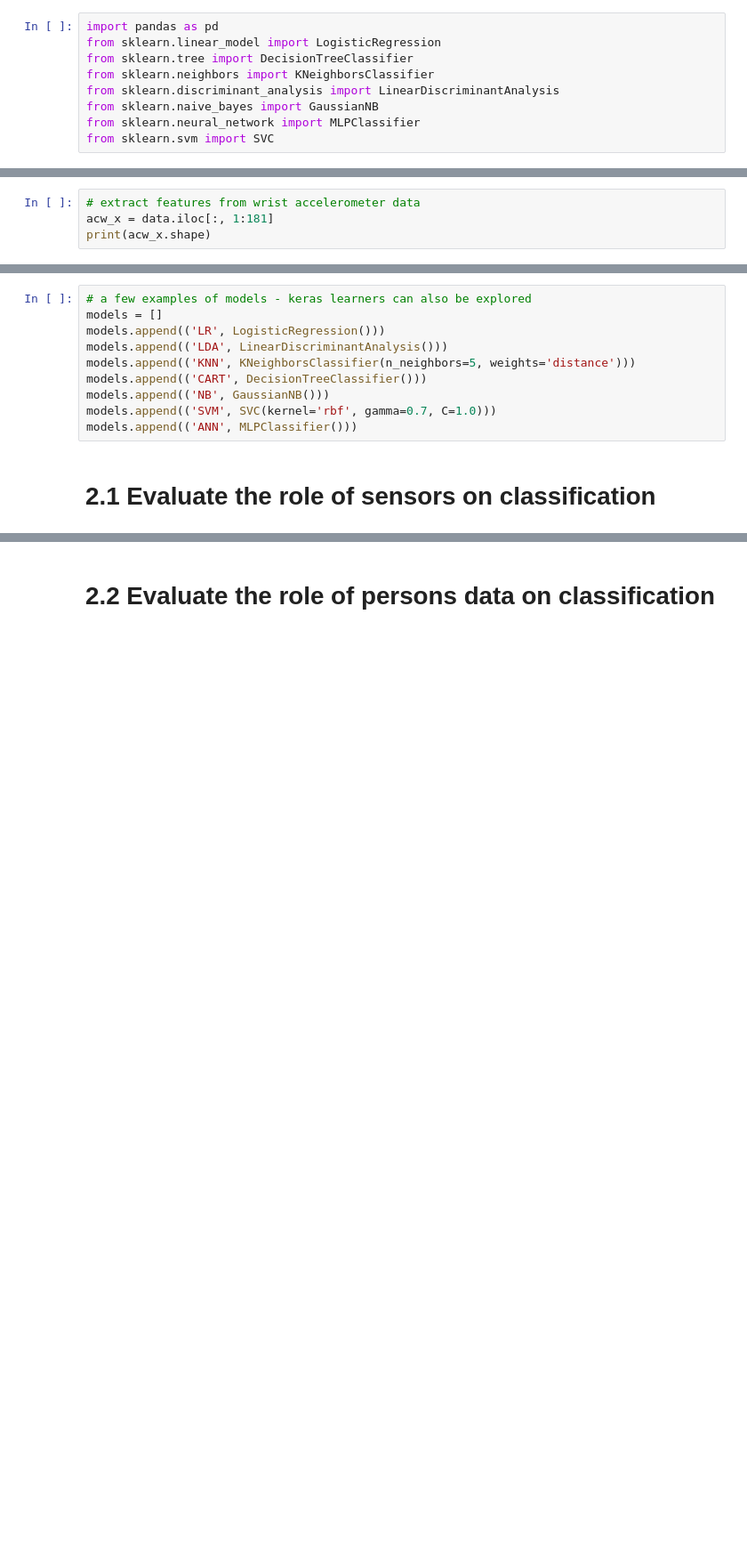
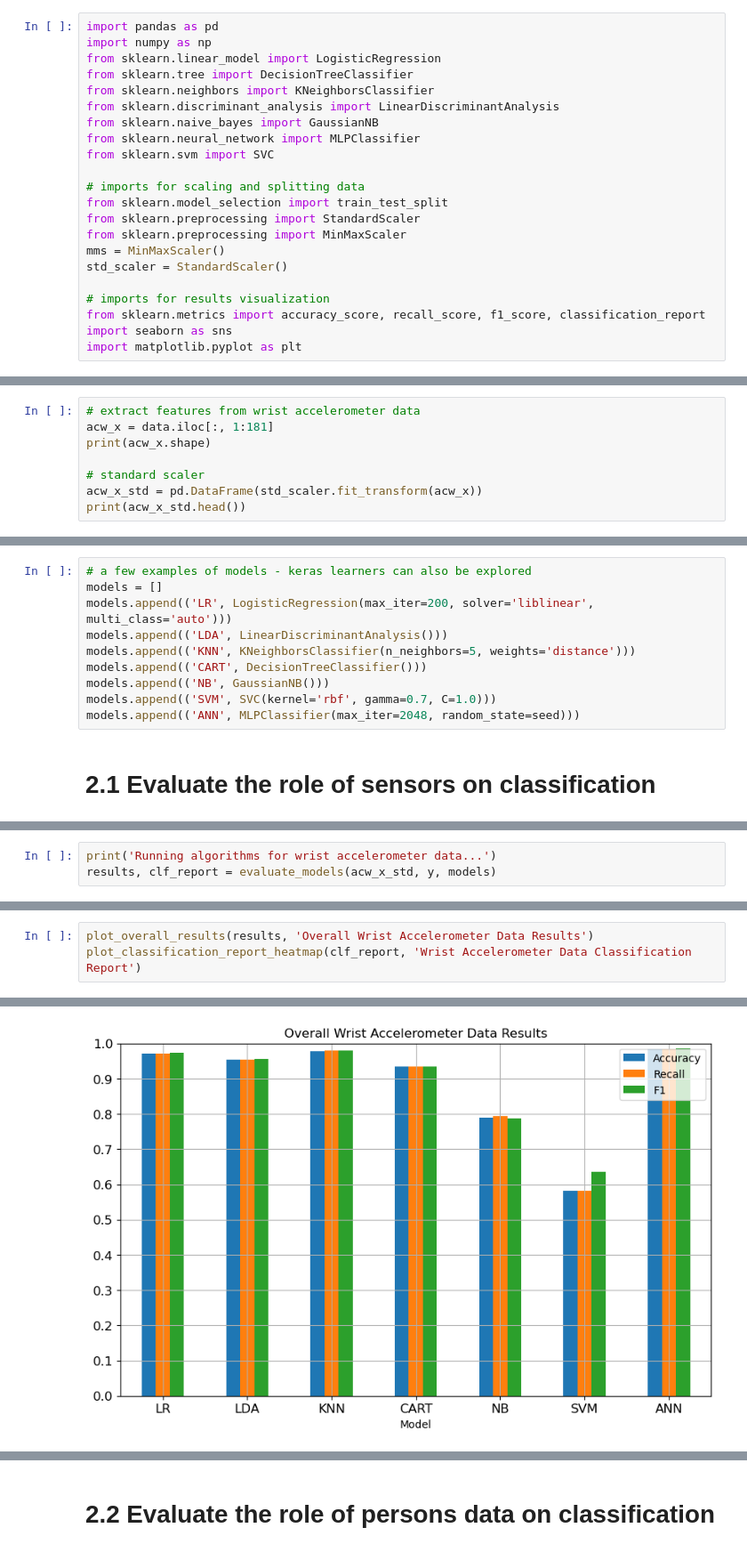
Before and after one commit to MadLadMadara/CM4107-Advanced-Artificial-Intelligence-CW2, a Jupyter notebook: CM4017_mex_data_updated.ipynb, the cells around one changed output, grey strips where cells are left out. Shown at 89% size. Saved outputs shown, nothing was run; the diff lists cells and outputs as text; blank space fills up the shorter version.

Commit message:
CAAI-13 done, Evaluate the role of sensors on classiﬁcation

```diff
--- a/CM4017_mex_data_updated.ipynb
+++ b/CM4017_mex_data_updated.ipynb
@@ -1,5 +1,6 @@
 # %%
 import pandas as pd
+import numpy as np
 from sklearn.linear_model import LogisticRegression
 from sklearn.tree import DecisionTreeClassifier
 from sklearn.neighbors import KNeighborsClassifier
@@ -7,6 +8,18 @@ from sklearn.discriminant_analysis import LinearDiscriminantAnalysis
 from sklearn.naive_bayes import GaussianNB
 from sklearn.neural_network import MLPClassifier
 from sklearn.svm import SVC
+
+# imports for scaling and splitting data
+from sklearn.model_selection import train_test_split
+from sklearn.preprocessing import StandardScaler
+from sklearn.preprocessing import MinMaxScaler
+mms = MinMaxScaler()
+std_scaler = StandardScaler()
+
+# imports for results visualization
+from sklearn.metrics import accuracy_score, recall_score, f1_score, classification_report
+import seaborn as sns
+import matplotlib.pyplot as plt
 # %%
 # file paths to mex on Colab
 data_file = "sample_data/mex.csv"
@@ -34,4 +48,8 @@ print(id.shape)
 # extract features from wrist accelerometer data
 acw_x = data.iloc[:, 1:181]
 print(acw_x.shape)
+
+# standard scaler
+acw_x_std = pd.DataFrame(std_scaler.fit_transform(acw_x))
+print(acw_x_std.head())
 # %% [output]
@@ -63,12 +177,12 @@ print(wtp_x.shape)
 # %%
 # a few examples of models - keras learners can also be explored
 models = []
-models.append(('LR', LogisticRegression()))
+models.append(('LR', LogisticRegression(max_iter=200, solver='liblinear', multi_class='auto')))
 models.append(('LDA', LinearDiscriminantAnalysis()))
 models.append(('KNN', KNeighborsClassifier(n_neighbors=5, weights='distance')))
 models.append(('CART', DecisionTreeClassifier()))
 models.append(('NB', GaussianNB()))
 models.append(('SVM', SVC(kernel='rbf', gamma=0.7, C=1.0)))
-models.append(('ANN', MLPClassifier()))
+models.append(('ANN', MLPClassifier(max_iter=2048, random_state=seed)))
 # %% [markdown]
 # 2.1 Evaluate the role of sensors on classification
@@ -74,0 +241,3 @@ models.append(('ANN', MLPClassifier()))
+# %%
+print('Running algorithms for wrist accelerometer data...')
+results, clf_report = evaluate_models(acw_x_std, y, models)
@@ -74,0 +260,4 @@ models.append(('ANN', MLPClassifier()))
+# %%
+plot_overall_results(results, 'Overall Wrist Accelerometer Data Results')
+plot_classification_report_heatmap(clf_report, 'Wrist Accelerometer Data Classification Report')
+# %% [output]
@@ -74,0 +272 @@ models.append(('ANN', MLPClassifier()))
+[figure, added]
```
Also changed, not shown: parts of 34 cells of this notebook, 1 other file.
